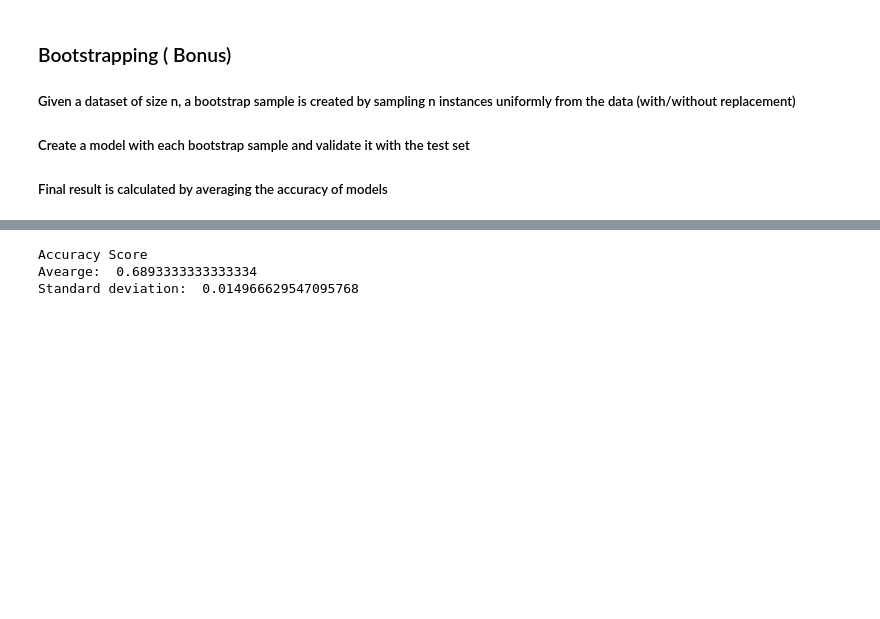
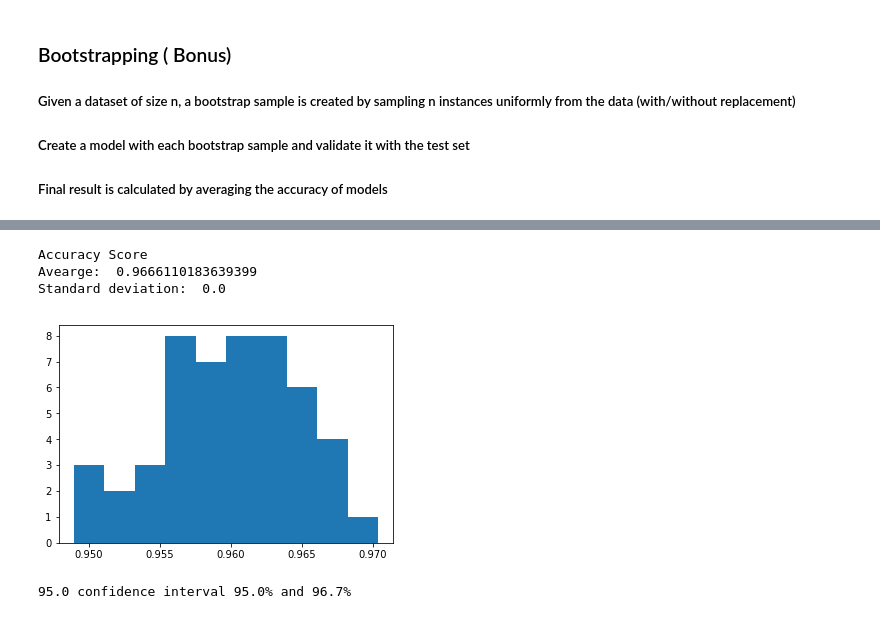
Before and after one commit to GreatLearningAIML1/aiml-ml-hyd-apr-19-batch-vrsudarsanam, a Jupyter notebook: R4_External_Lab_Validation_Accuracy-1.ipynb, the cells around one changed output, grey strips where cells are left out. Saved outputs shown, nothing was run; the diff lists cells and outputs as text; code cells hidden in the pictures; blank space fills up the shorter version.

```diff
--- a/R4_External_Lab_Validation_Accuracy-1.ipynb
+++ b/R4_External_Lab_Validation_Accuracy-1.ipynb
@@ -471,11 +486,0 @@ accuracy = []
-# %%
-from sklearn.utils import resample
-from sklearn.metrics import accuracy_score
-
-for i in range(bootstrap_iteration):
-    X_, y_ = resample(X_train, y_train)
-    rfm.fit(X_, y_)
-    y_pred = rfm.predict(X_test)
-
-    acc = accuracy_score(y_pred, y_test)
-    accuracy.append(acc)
@@ -483,0 +487,21 @@ NameError: name 'rfm' is not defined
+# %%
+from sklearn.utils import resample
+from sklearn.metrics import accuracy_score
+
+n_size = int(len(df) * 0.50)
+stats = list()
+for i in range(bootstrap_iteration):
+    # prepare train and test sets
+    train = resample(values, n_samples=n_size)  # Sampling with replacement
+    test = np.array([x for x in values if x.tolist() not in train.tolist()])  # picking rest of the data not considered in sample
+
+    # fit model
+    model = RandomForestClassifier()
+    model.fit(train[:,:-1], train[:,-1])
+
+    # evaluate model
+    predictions = model.predict(test[:,:-1])
+    score = accuracy_score(test[:,-1], predictions)    # caution, overall accuracy score can mislead when classes are imbalanced
+
+    print(score)
+    stats.append(score)
@@ -484,9 +526,23 @@ NameError: name 'rfm' is not defined
 # %%
-accuracy = np.array(accuracy)
+accuracy = np.array(score)
 print('Accuracy Score')
-print('Avearge: ', accuracy.mean())
-print('Standard deviation: ', accuracy.std())
+print('Avearge: ', score.mean())
+print('Standard deviation: ', score.std())
 # %% [output]
 Accuracy Score
-Avearge:  0.6893333333333334
-Standard deviation:  0.014966629547095768
+Avearge:  0.9666110183639399
+Standard deviation:  0.0
+# %%
+# plot scores
+plt.hist(stats)
+plt.show()
+# confidence intervals
+alpha = 0.95                             # for 95% confidence
+p = ((1.0-alpha)/2.0) * 100              # tail regions on right and left .25 on each side indicated by P value (border)
+lower = max(0.0, np.percentile(stats, p))
+p = (alpha+((1.0-alpha)/2.0)) * 100
+upper = min(1.0, np.percentile(stats, p))
+print('%.1f confidence interval %.1f%% and %.1f%%' % (alpha*100, lower*100, upper*100))
+# %% [output]
+[figure, added]
+95.0 confidence interval 95.0% and 96.7%
```
Also changed, not shown: parts of 8 cells of this notebook.
